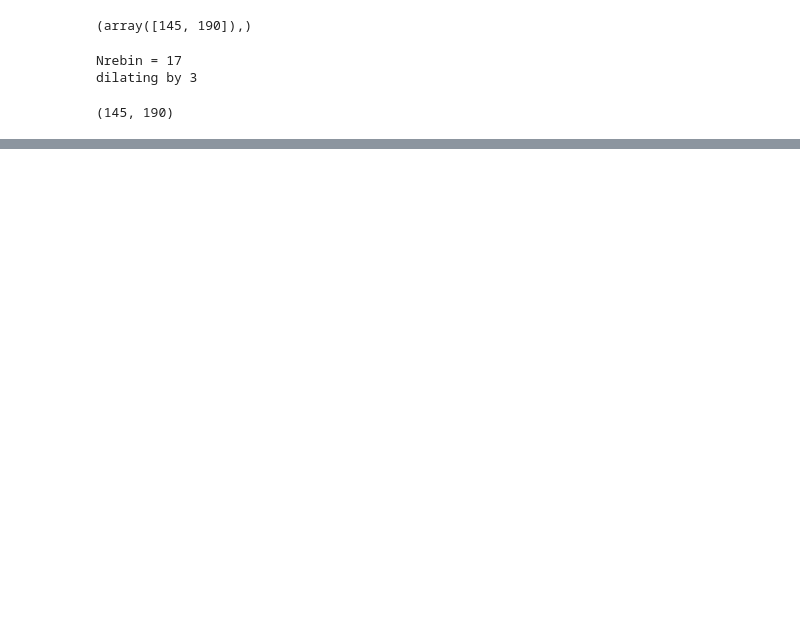
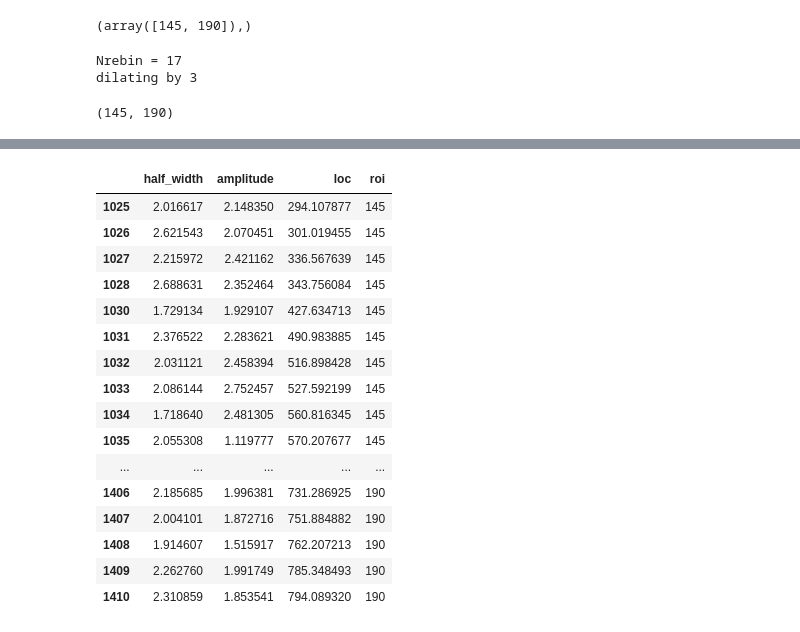
Before and after one commit to szarma/Physio_Ca, a Jupyter notebook: notebooks/example_processing_MB.ipynb, the cells around one changed output, grey strips where cells are left out. Saved outputs shown, nothing was run; the diff lists cells and outputs as text; code cells hidden in the pictures; blank space fills up the shorter version.

```diff
--- a/notebooks/example_processing_MB.ipynb
+++ b/notebooks/example_processing_MB.ipynb
@@ -518,0 +387,20 @@ dilating by 3
+# %%
+fitDF.iloc[:,4:]
+# %% [output]
+|  | half_width | amplitude | loc | roi |
+| 1025 | 2.016617 | 2.148350 | 294.107877 | 145 |
+| 1026 | 2.621543 | 2.070451 | 301.019455 | 145 |
+| 1027 | 2.215972 | 2.421162 | 336.567639 | 145 |
+| 1028 | 2.688631 | 2.352464 | 343.756084 | 145 |
+| 1030 | 1.729134 | 1.929107 | 427.634713 | 145 |
+| 1031 | 2.376522 | 2.283621 | 490.983885 | 145 |
+| 1032 | 2.031121 | 2.458394 | 516.898428 | 145 |
+| 1033 | 2.086144 | 2.752457 | 527.592199 | 145 |
+| 1034 | 1.718640 | 2.481305 | 560.816345 | 145 |
+| 1035 | 2.055308 | 1.119777 | 570.207677 | 145 |
+| ... | ... | ... | ... | ... |
+| 1406 | 2.185685 | 1.996381 | 731.286925 | 190 |
+| 1407 | 2.004101 | 1.872716 | 751.884882 | 190 |
+| 1408 | 1.914607 | 1.515917 | 762.207213 | 190 |
+| 1409 | 2.262760 | 1.991749 | 785.348493 | 190 |
+| 1410 | 2.310859 | 1.853541 | 794.089320 | 190 |
```
Also changed, not shown: parts of 15 cells of this notebook, 4 other files.
